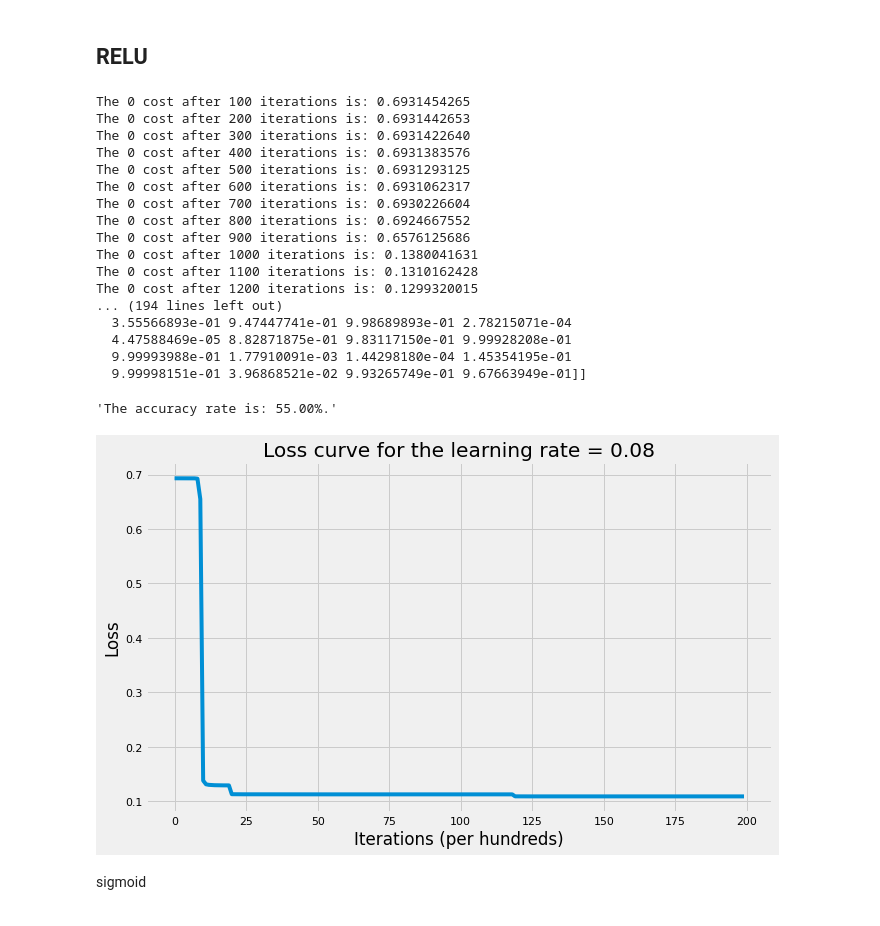
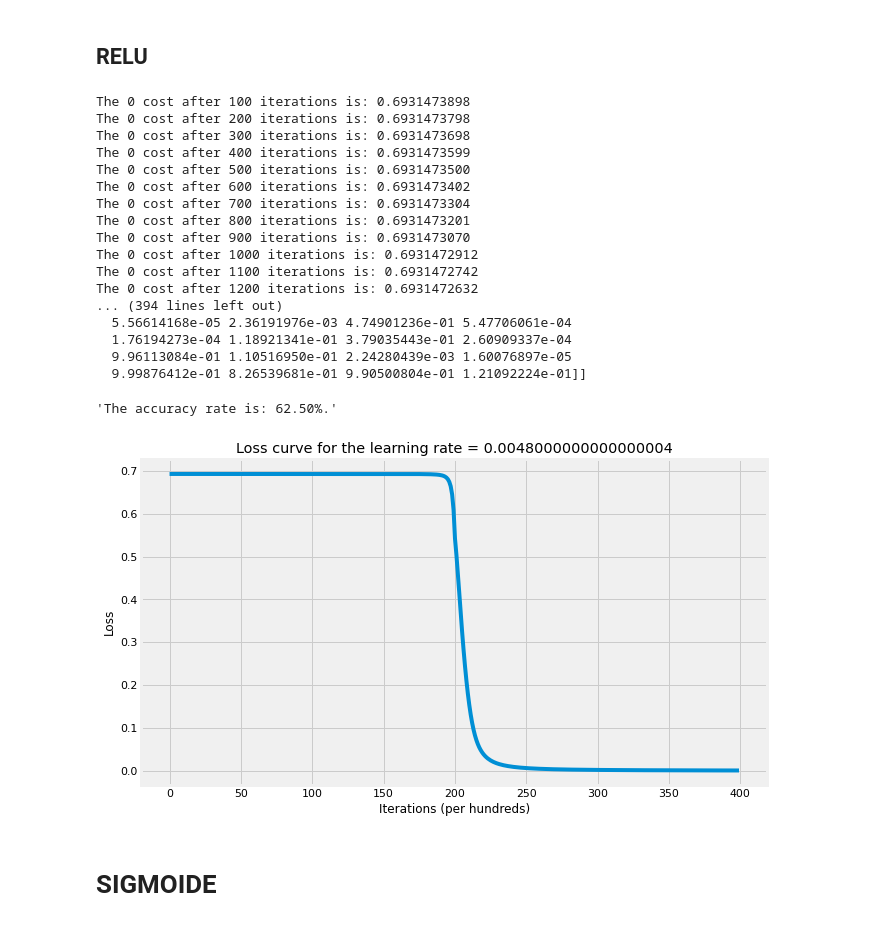
Before and after one commit to ISPCGrupo3/Redes-Neuronales, a Jupyter notebook: NNetF_B_Propag80x10x10_95x100SinEstandarizarOOKKK.ipynb, the cells around one changed output. Drawn from its saved outputs; the diff is of its cells as text; code cells hidden in the pictures.

Commit message:
VivianaFara TANH (LR:0,025; NUM_IT=20000;NUM_IT1=3)/RELU(0,03;20000;2)/SIGMOIDE(0,005;21000;2)

```diff
--- a/NNetF_B_Propag80x10x10_95x100SinEstandarizarOOKKK.ipynb
+++ b/NNetF_B_Propag80x10x10_95x100SinEstandarizarOOKKK.ipynb
@@ -877,7 +879,7 @@ def accuracy(X, parameters, y, activation_fn="relu"):
 Next, we'll train two versions of the neural network where each one will use different activation function on hidden layers: One will use rectified linear unit (**ReLU**) and the second one will use hyperbolic tangent function (**tanh**). Finally we'll use the parameters we get from both neural networks to classify test examples and compute the test accuracy rates for each version to see which activation function works best on this problem.
 # %%
 # Setting layers dims
-layers_dims = [X_train.shape[0], 3, 5, 1]
+layers_dims = [X_train.shape[0], 7,3, 1]
 # %% [markdown]
 ## TANH
 # %%
@@ -914,33 +916,33 @@ The 0 cost after 1200 iterations is: 0.0021984284
 # %%
 # NN with relu activation fn
 parameters_relu = L_layer_model(
-    X_train, y_train, layers_dims, learning_rate=0.5, num_iterations=10000, num_iterations1=2,
+    X_train, y_train, layers_dims, learning_rate=0.03, num_iterations=20000, num_iterations1=2,
     hidden_layers_activation_fn="relu")
 
 # Print the accuracy
 accuracy(X_test, parameters_relu, y_test, activation_fn="relu")
 # %% [output]
-The 0 cost after 100 iterations is: 0.6931454265
-The 0 cost after 200 iterations is: 0.6931442653
-The 0 cost after 300 iterations is: 0.6931422640
-The 0 cost after 400 iterations is: 0.6931383576
-The 0 cost after 500 iterations is: 0.6931293125
-The 0 cost after 600 iterations is: 0.6931062317
-The 0 cost after 700 iterations is: 0.6930226604
-The 0 cost after 800 iterations is: 0.6924667552
-The 0 cost after 900 iterations is: 0.6576125686
-The 0 cost after 1000 iterations is: 0.1380041631
-The 0 cost after 1100 iterations is: 0.1310162428
-The 0 cost after 1200 iterations is: 0.1299320015
-... (194 lines left out)
-  3.55566893e-01 9.47447741e-01 9.98689893e-01 2.78215071e-04
-  4.47588469e-05 8.82871875e-01 9.83117150e-01 9.99928208e-01
-  9.99993988e-01 1.77910091e-03 1.44298180e-04 1.45354195e-01
-  9.99998151e-01 3.96868521e-02 9.93265749e-01 9.67663949e-01]]
+The 0 cost after 100 iterations is: 0.6931473898
+The 0 cost after 200 iterations is: 0.6931473798
+The 0 cost after 300 iterations is: 0.6931473698
+The 0 cost after 400 iterations is: 0.6931473599
+The 0 cost after 500 iterations is: 0.6931473500
+The 0 cost after 600 iterations is: 0.6931473402
+The 0 cost after 700 iterations is: 0.6931473304
+The 0 cost after 800 iterations is: 0.6931473201
+The 0 cost after 900 iterations is: 0.6931473070
+The 0 cost after 1000 iterations is: 0.6931472912
+The 0 cost after 1100 iterations is: 0.6931472742
+The 0 cost after 1200 iterations is: 0.6931472632
+... (394 lines left out)
+  5.56614168e-05 2.36191976e-03 4.74901236e-01 5.47706061e-04
+  1.76194273e-04 1.18921341e-01 3.79035443e-01 2.60909337e-04
+  9.96113084e-01 1.10516950e-01 2.24280439e-03 1.60076897e-05
+  9.99876412e-01 8.26539681e-01 9.90500804e-01 1.21092224e-01]]
-'The accuracy rate is: 55.00%.'
+'The accuracy rate is: 62.50%.'
-[figure, old version]
+[figure, new version]
-# %% [markdown]
-sigmoid
+# %% [markdown]
+# SIGMOIDE
 # %%
 # NN with tanh activation fn
 parameters_tanh = L_layer_model(
```
Also changed, not shown: parts of 8 cells of this notebook.
